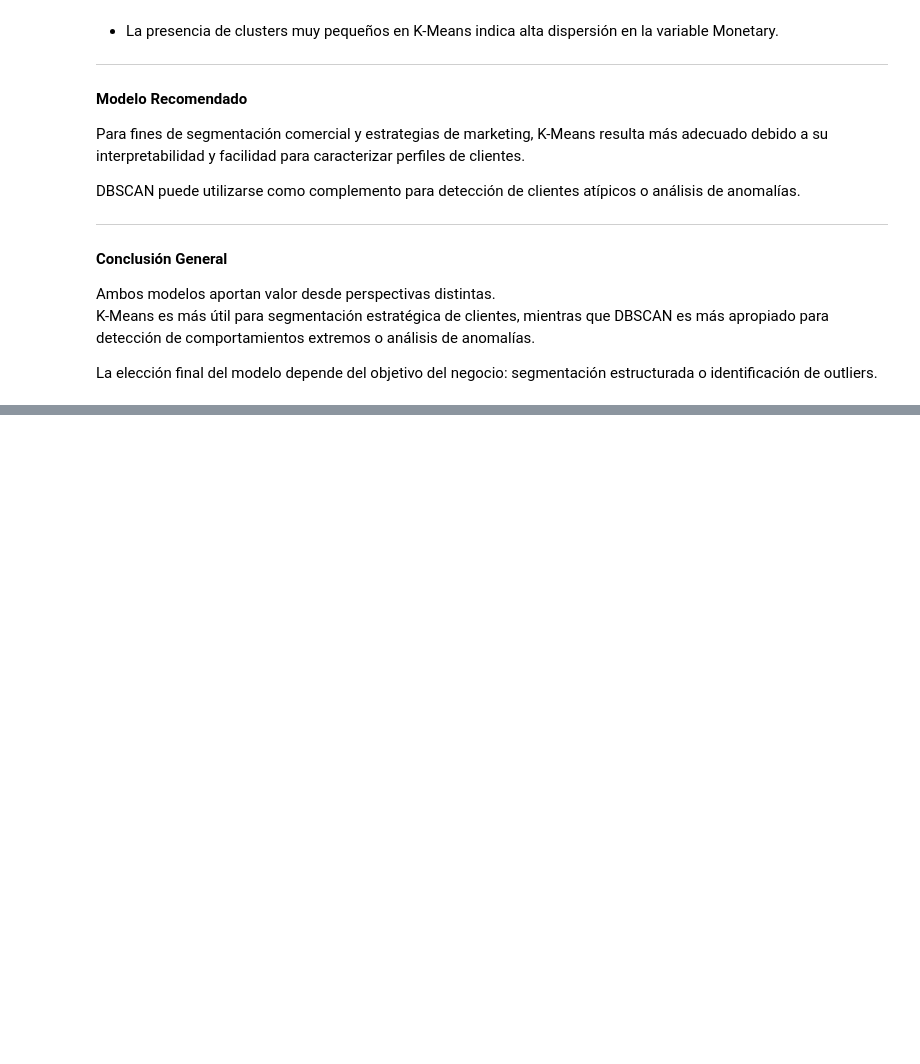
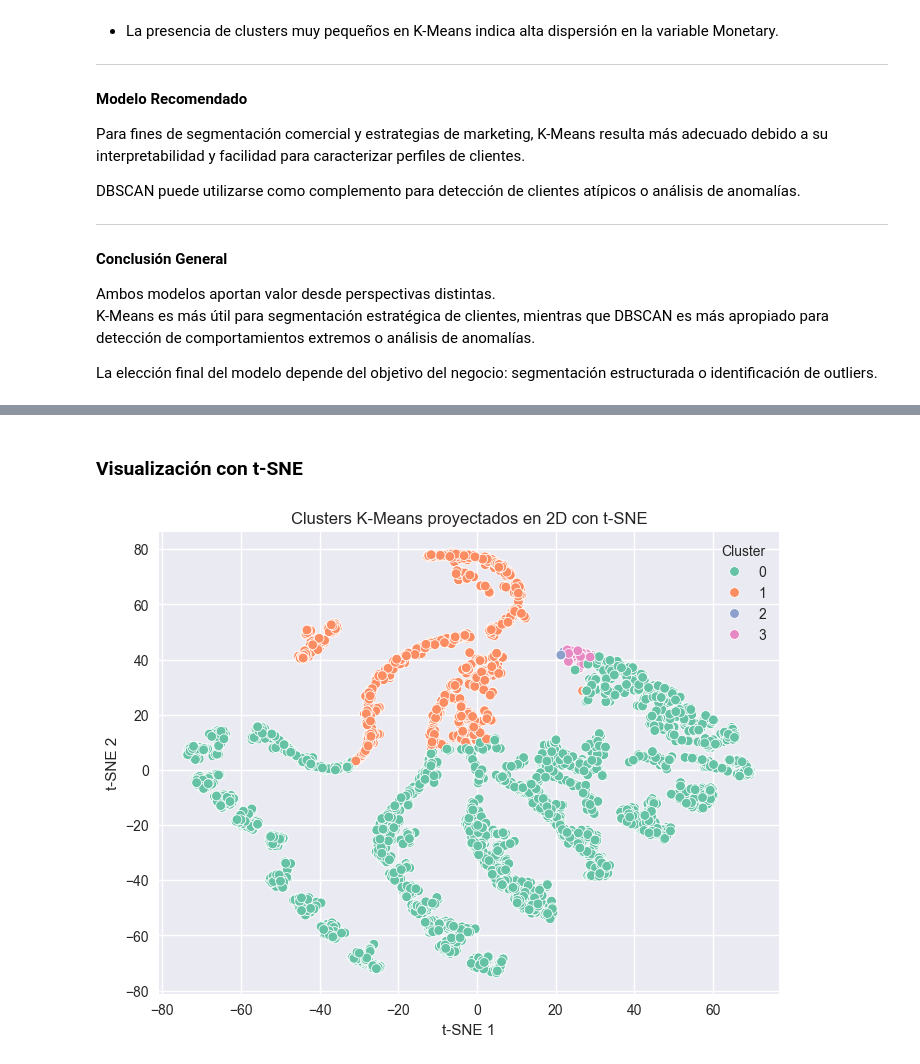
Before and after one commit to ExpresitoCarga2/customer-segmentation-clustering, a Jupyter notebook: notebooks/index.ipynb, the cells around one changed output, grey strips where cells are left out. Cells and saved outputs as stored; diff of their text form; code cells hidden in the pictures; blank space fills up the shorter version.

```diff
--- a/notebooks/index.ipynb
+++ b/notebooks/index.ipynb
@@ -411,0 +443,23 @@ La elección final del modelo depende del objetivo del negocio: segmentación es
+# %% [markdown]
+### Visualización con t-SNE
+# %%
+from sklearn.manifold import TSNE
+
+tsne = TSNE(n_components=2, random_state=42, perplexity=30)
+rfm_tsne = tsne.fit_transform(rfm_scaled)
+
+rfm["TSNE1"] = rfm_tsne[:, 0]
+rfm["TSNE2"] = rfm_tsne[:, 1]
+
+plt.figure(figsize=(8,6))
+sns.scatterplot(data=rfm, x="TSNE1", y="TSNE2", hue="Cluster", palette="Set2")
+plt.title("Clusters K-Means proyectados en 2D con t-SNE")
+plt.xlabel("t-SNE 1")
+plt.ylabel("t-SNE 2")
+
+# Guardar imagen
+plt.savefig("../visualizations/tsne_clusters.png", dpi=300, bbox_inches="tight")
+
+plt.show()
+# %% [output]
+[figure, added]
```
Also changed, not shown: parts of 3 cells of this notebook, 4 other files.
